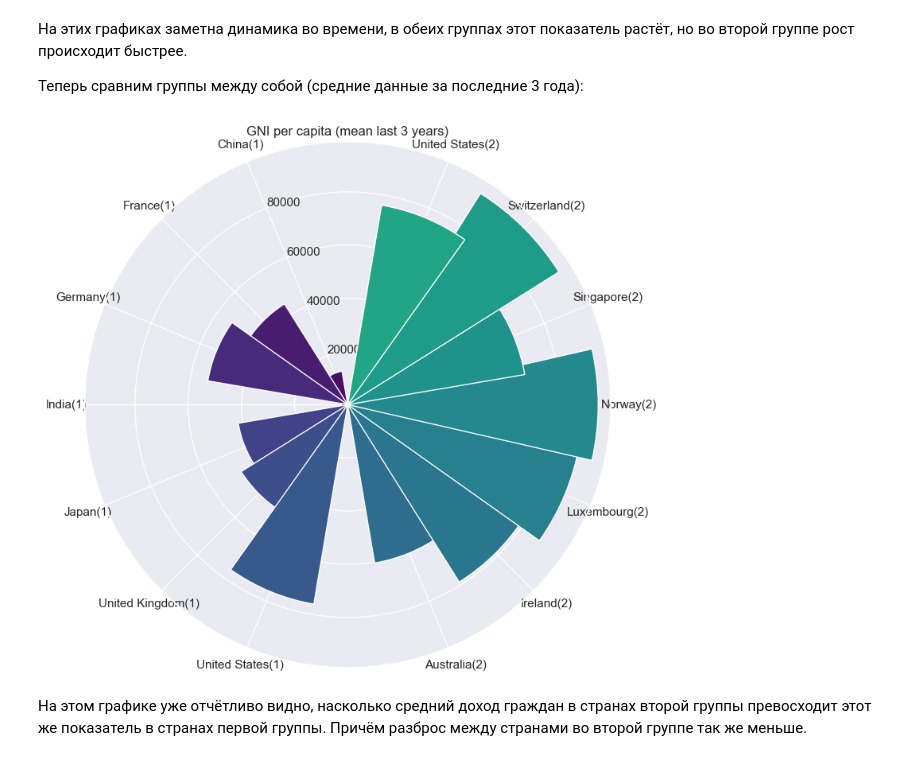
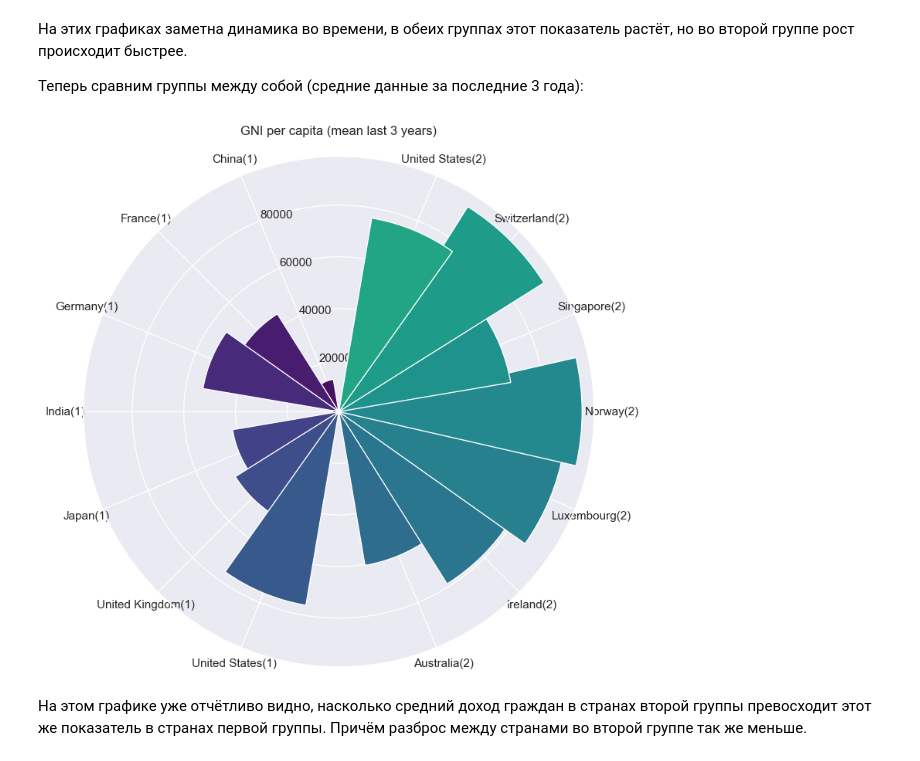
Before and after one commit to XTerris/economic_analysis, a Jupyter notebook: main.ipynb, the cells around one changed output. Saved outputs shown, nothing was run; the diff lists cells and outputs as text; code cells hidden in the pictures.

```diff
--- a/main.ipynb
+++ b/main.ipynb
@@ -784,35 +784,35 @@ n_last_years = 3
 means = (
     df[df["date"] > end_year - n_last_years]
     .groupby(["country", 'group'])
     .aggregate({attribute: "mean"})
     .reset_index()
     .sort_values(['group', 'country'])
 )
 
 
 n = len(means)
 step = 2 * np.pi / (n + 2)
 angles = np.arange(step, np.pi, step)
 angles = np.concatenate([angles, angles + np.pi])
 means['angles'] = angles
 means['labels'] = means['country'] + '(' + means['group'].map(str) + ')'
 
 axis.bar(
     x=means['angles'],
     width=2*np.pi/n,
     height=means['GNI per capita'],
     tick_label=means['labels'],
     color=plt.cm.viridis(angles / 10.),
 )
 axis.set_theta_offset(np.pi/2)
-plt.title(f'GNI per capita (mean last {n_last_years} years)')
+plt.title(f'GNI per capita (mean last {n_last_years} years)', pad=20)
 
 plt.tight_layout()
 if save_plots_to_file:
     plt.savefig("pics/GNI-round.png", transparent=True)
 plt.show()
 # %% [output]
-[figure, old version]
+[figure, new version]
 # %% [markdown]
 На этом графике уже отчётливо видно, насколько средний доход граждан в странах второй группы превосходит этот же показатель в странах первой группы. Причём разброс между странами во второй группе так же меньше.
 # %% [markdown]
```
Also changed, not shown: parts of 2 cells of this notebook, 12 other files.
